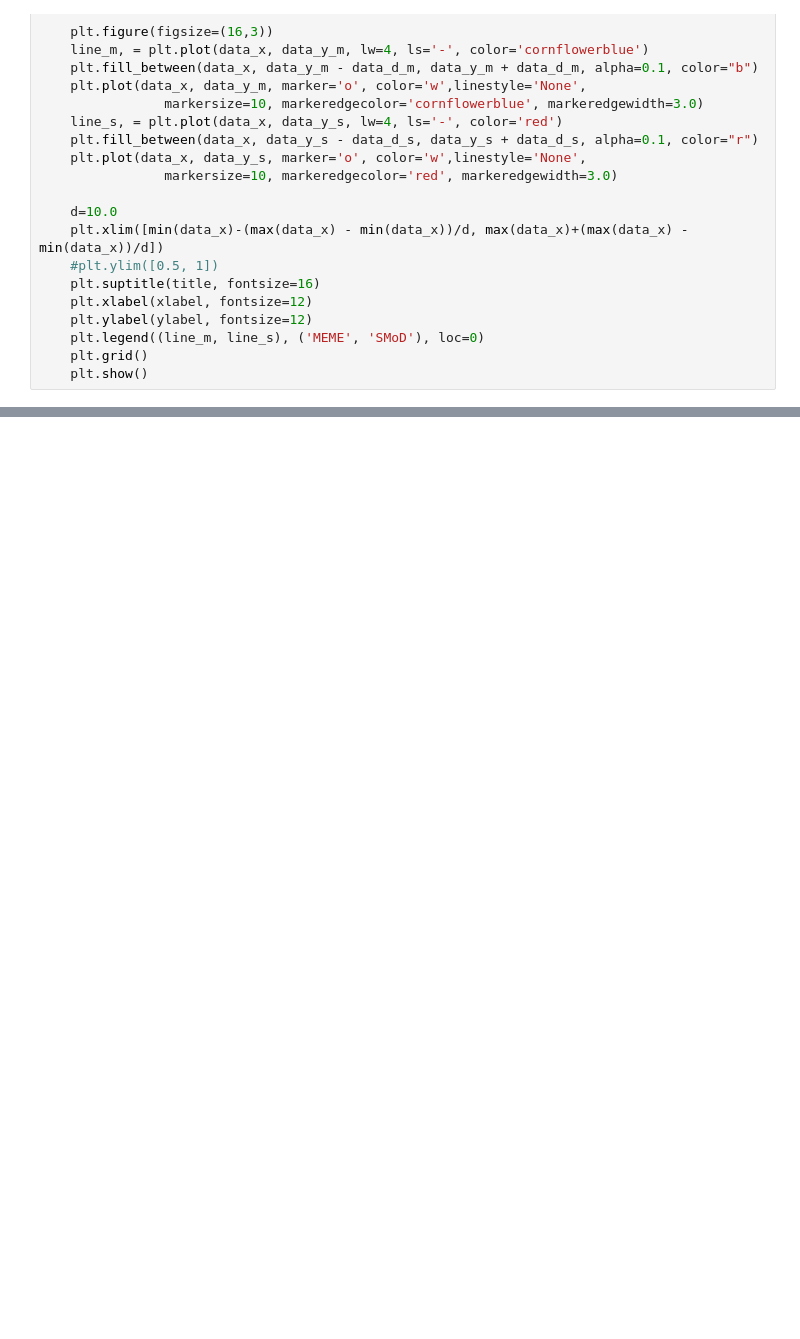
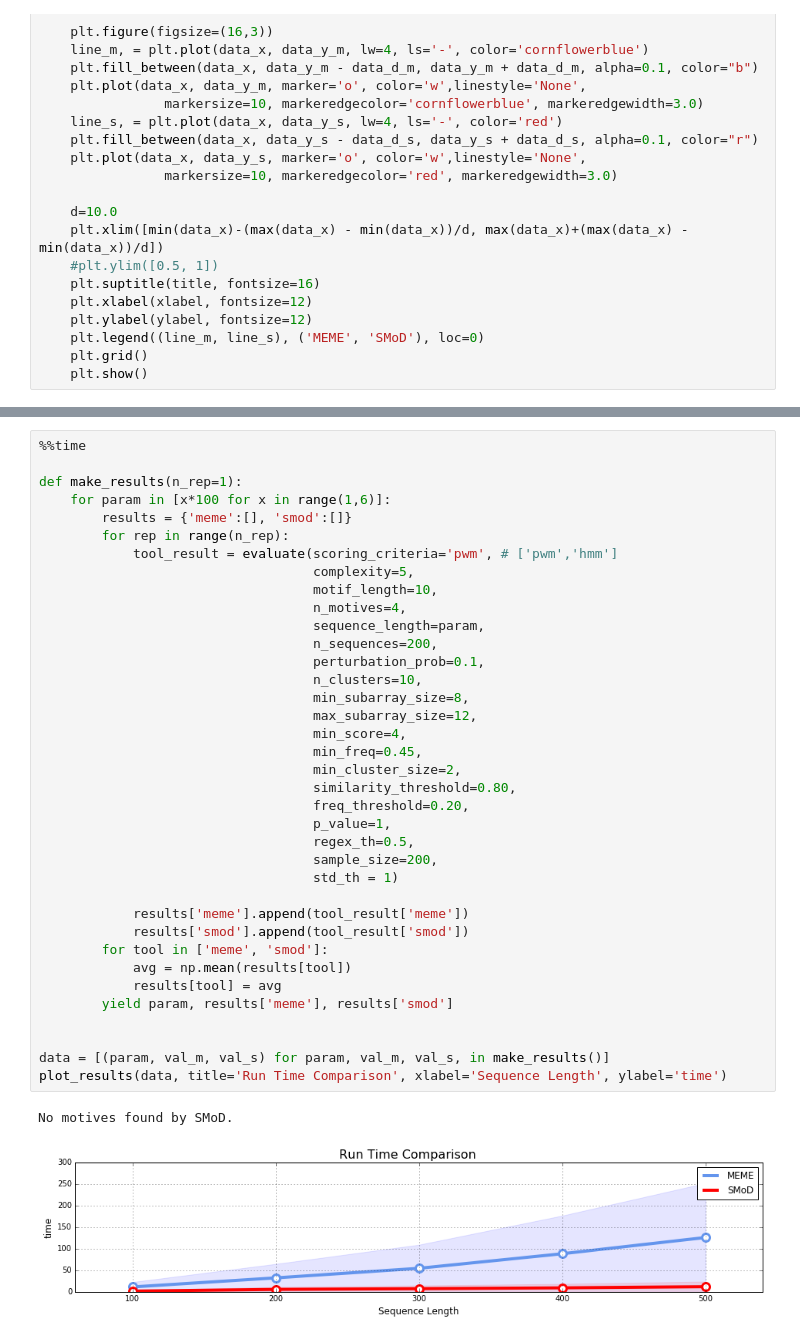
Before and after one commit to fabriziocosta/pyMotif, a Jupyter notebook: Experiment_time.ipynb, the cells around one changed output, grey strips where cells are left out. Cells and saved outputs as stored; diff of their text form; blank space fills up the shorter version.

```diff
--- a/Experiment_time.ipynb
+++ b/Experiment_time.ipynb
@@ -251,0 +246,40 @@ Wall time: 1min 6s
+# %%
+%%time
+
+def make_results(n_rep=1):
+    for param in [x*100 for x in range(1,6)]:
+        results = {'meme':[], 'smod':[]}
+        for rep in range(n_rep):
+            tool_result = evaluate(scoring_criteria='pwm', # ['pwm','hmm']
+                                   complexity=5,
+                                   motif_length=10,
+                                   n_motives=4,
+                                   sequence_length=param,
+                                   n_sequences=200,
+                                   perturbation_prob=0.1,
+                                   n_clusters=10,
+                                   min_subarray_size=8,
+                                   max_subarray_size=12,
+                                   min_score=4,
+                                   min_freq=0.45,
+                                   min_cluster_size=2,
+                                   similarity_threshold=0.80,
+                                   freq_threshold=0.20,
+                                   p_value=1,
+                                   regex_th=0.5,
+                                   sample_size=200,
+                                   std_th = 1)
+
+            results['meme'].append(tool_result['meme'])
+            results['smod'].append(tool_result['smod'])
+        for tool in ['meme', 'smod']:
+            avg = np.mean(results[tool])
+            results[tool] = avg
+        yield param, results['meme'], results['smod']
+
+
+data = [(param, val_m, val_s) for param, val_m, val_s, in make_results()]
+plot_results(data, title='Run Time Comparison', xlabel='Sequence Length', ylabel='time')
+# %% [output]
+No motives found by SMoD.
+[figure, added]
```
Also changed, not shown: parts of 4 cells of this notebook, 4 other files.
